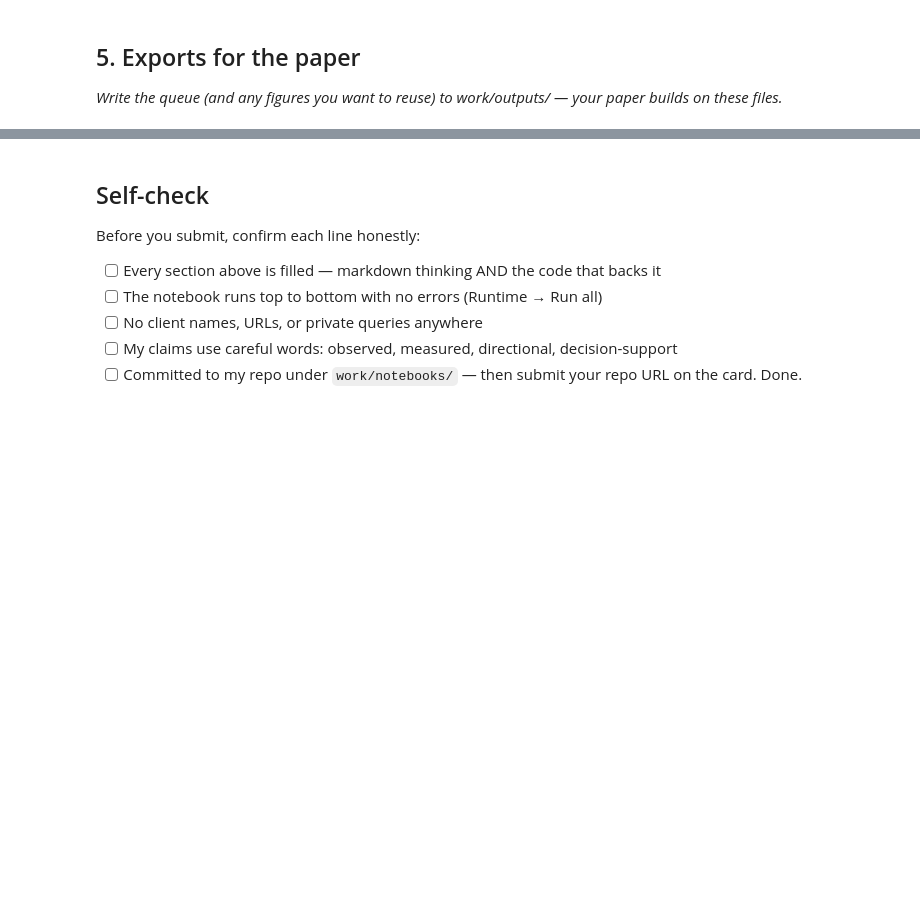
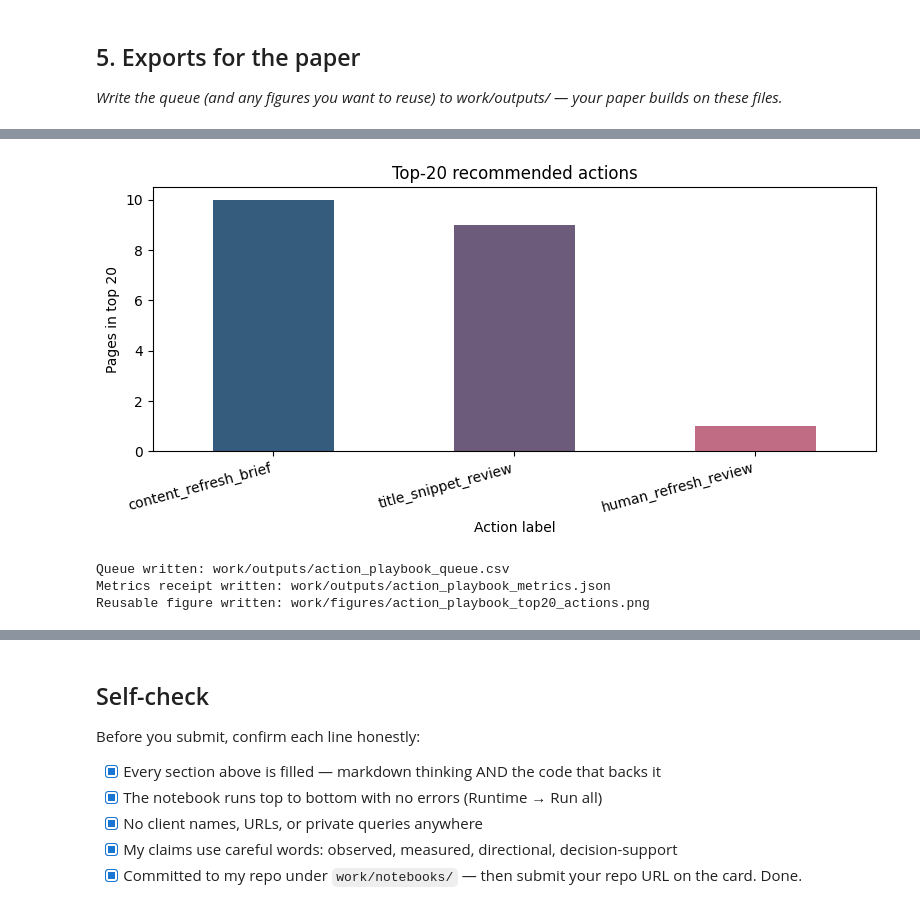
Before and after one commit to Ezgicode/FlyRAnk-AI, a Jupyter notebook: work/notebooks/w07_action_playbook.ipynb, the cells around one changed output, grey strips where cells are left out. Saved outputs shown, nothing was run; the diff lists cells and outputs as text; code cells hidden in the pictures; blank space fills up the shorter version.

```diff
--- a/work/notebooks/w07_action_playbook.ipynb
+++ b/work/notebooks/w07_action_playbook.ipynb
@@ -43,0 +444,64 @@ This skeleton is yours to fill. Work the sections **in order** — each one has
+# %%
+import json
+
+output_dir = Path("work/outputs")
+figure_dir = Path("work/figures")
+
+output_dir.mkdir(parents=True, exist_ok=True)
+figure_dir.mkdir(parents=True, exist_ok=True)
+
+queue_path = output_dir / "action_playbook_queue.csv"
+metrics_path = output_dir / "action_playbook_metrics.json"
+figure_path = figure_dir / "action_playbook_top20_actions.png"
+
+# The queue remains uncommitted because it contains row-level data.
+ranked_queue[queue_columns].to_csv(queue_path, index=False)
+
+top20_actions = (
+    ranked_queue.head(20)["action_label"]
+    .value_counts()
+    .sort_values(ascending=False)
+)
+
+plt.figure(figsize=(8, 4))
+top20_actions.plot(kind="bar", color=["#355C7D", "#6C5B7B", "#C06C84"])
+plt.title("Top-20 recommended actions")
+plt.xlabel("Action label")
+plt.ylabel("Pages in top 20")
+plt.xticks(rotation=15, ha="right")
+plt.tight_layout()
+plt.savefig(figure_path, dpi=180)
+plt.show()
+
+playbook_metrics = {
+    "data_window": "March 2026; signals from March 1-15",
+    "queue_rows": int(len(ranked_queue)),
+    "top20_rows": 20,
+    "historical_grouped_holdout_precision_at_20": 0.15,
+    "historical_grouped_holdout_precision_at_50": 0.28,
+    "historical_grouped_holdout_base_rate": 0.148,
+    "action_distribution_top20": {
+        str(action): int(count)
+        for action, count in top20_actions.items()
+    },
+    "final_feature_columns": feature_columns,
+    "excluded_future_fields": [
+        "next_16d_impressions",
+        "is_next_15d_declining"
+    ],
+    "intended_use": "Human review prioritisation only; not automatic publishing."
+}
+
+with open(metrics_path, "w", encoding="utf-8") as file:
+    json.dump(playbook_metrics, file, indent=2)
+
+print(f"Queue written: {queue_path}")
+print(f"Metrics receipt written: {metrics_path}")
+print(f"Reusable figure written: {figure_path}")
+
+display(pd.DataFrame([playbook_metrics]))
+# %% [output]
+[figure, added]
+Queue written: work/outputs/action_playbook_queue.csv
+Metrics receipt written: work/outputs/action_playbook_metrics.json
+Reusable figure written: work/figures/action_playbook_top20_actions.png
@@ -46,8 +512,8 @@ This skeleton is yours to fill. Work the sections **in order** — each one has
 
 Before you submit, confirm each line honestly:
 
-- [ ] Every section above is filled — markdown thinking AND the code that backs it
-- [ ] The notebook runs top to bottom with no errors (Runtime → Run all)
-- [ ] No client names, URLs, or private queries anywhere
-- [ ] My claims use careful words: observed, measured, directional, decision-support
-- [ ] Committed to my repo under `work/notebooks/` — then submit your repo URL on the card. Done.
+- [x] Every section above is filled — markdown thinking AND the code that backs it
+- [x] The notebook runs top to bottom with no errors (Runtime → Run all)
+- [x] No client names, URLs, or private queries anywhere
+- [x] My claims use careful words: observed, measured, directional, decision-support
+- [x] Committed to my repo under `work/notebooks/` — then submit your repo URL on the card. Done.
```
Also changed, not shown: parts of 18 cells of this notebook.
